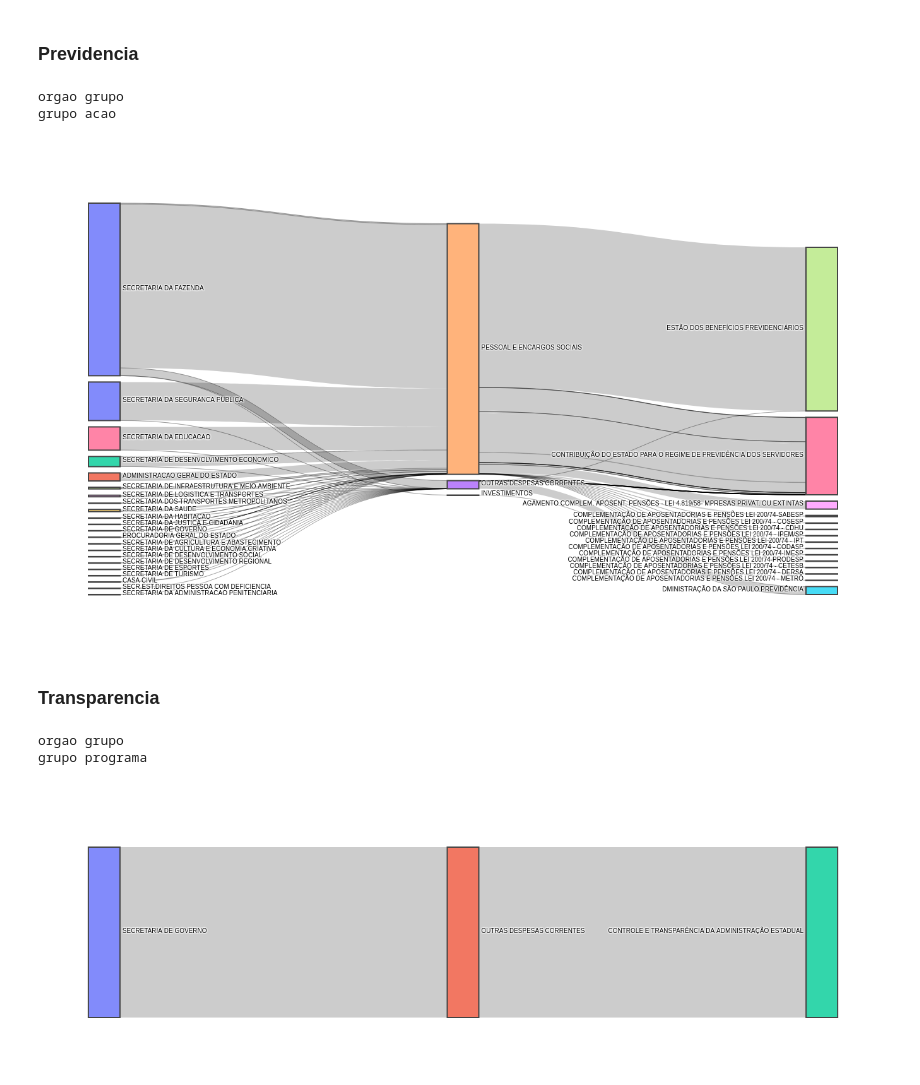
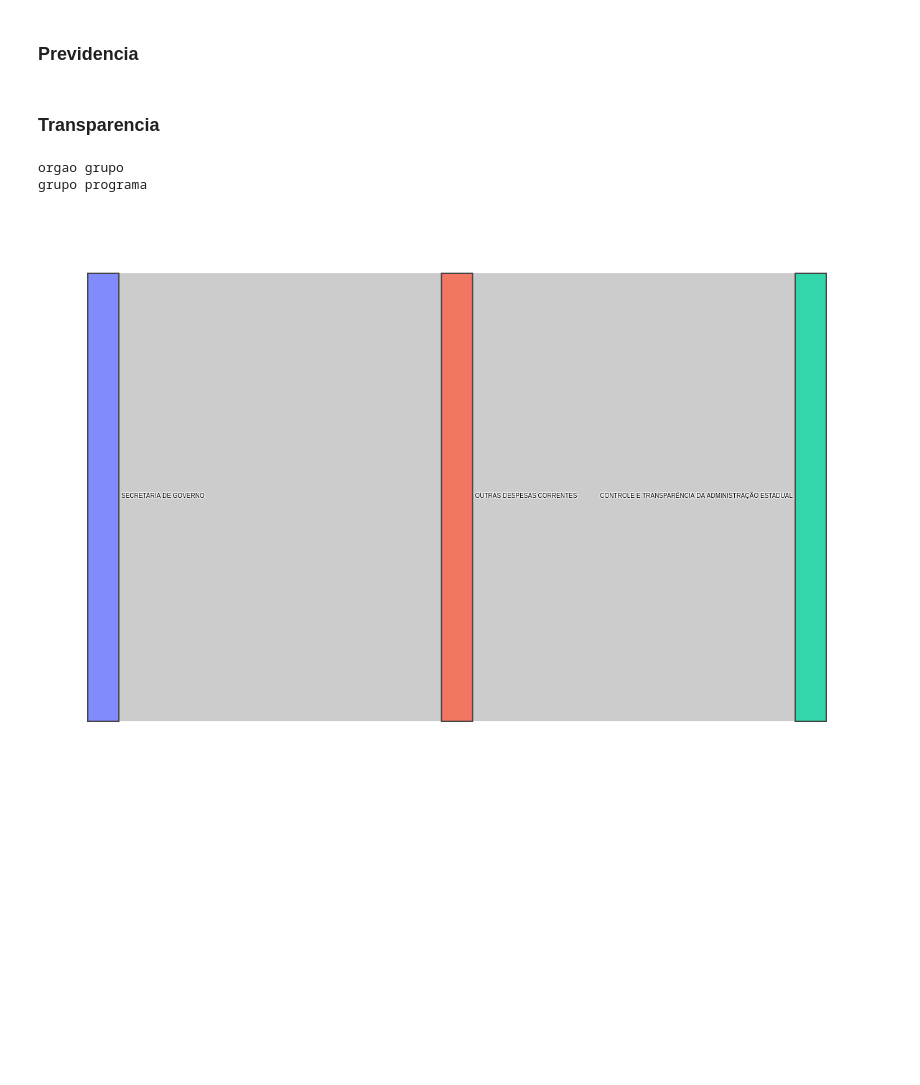
Before and after one commit to d116626/orcamento_sp, a Jupyter notebook: notebooks/1 - explore_2020.ipynb, the cells around one changed output. Saved outputs shown, nothing was run; the diff lists cells and outputs as text; code cells hidden in the pictures; blank space fills up the shorter version.

```diff
--- a/notebooks/1 - explore_2020.ipynb
+++ b/notebooks/1 - explore_2020.ipynb
@@ -361,0 +381,8 @@ ax2.tick_params(labelsize=axis_size)
+# %%
+dd = df_ano.groupby(by='grupo', as_index=False).sum()
+dd = dd.sort_values(by='valor')
+
+title = '<b>Dotação Orçamentaria em 2020 por Grupo de Despesa</b>'
+
+fig = bar_plot(dd, label='grupo', title=title)
+# plot(fig, filename="../images/orcamento_2020_por_grupo.html", auto_open=False)
@@ -433,7 +462,7 @@ def sankey_plot(df_18,source,target,valor,xx=[],yy=[]):
             "label"     : df['label'],
             "x":xx,
             'y':yy,
-            'pad'       : 15,
+            'pad'       : 10,
             'thickness' : 50,
             'line' : {
                 'width' : 2,
@@ -473,7 +502,7 @@ def sankey_plot(df_18,source,target,valor,xx=[],yy=[]):
     )
 
     layout =  dict(
-        height = 800,
+        height = 900,
 #         width = larg,
         font = dict(
           size = 10
@@ -483,5 +512,5 @@ def sankey_plot(df_18,source,target,valor,xx=[],yy=[]):
     fig = go.Figure(data = trace1, layout=layout)
 
     iplot(fig)
-    return(fig, df_final,df)
+    return(fig)
 # %%
@@ -628,35 +721,38 @@ plot(fig, filename="../images/sankey/ssp.html", auto_open=False)
 ### Previdencia
 # %%
 dd = df_ano.copy()
-
 mask = (dd['programa'].str.contains('PREVI')) | (dd['acao'].str.contains('PREVI'))
-
+educacao = dd[mask]
 
 # cols = ['orgaos','unidade','programas','acao']
 source = ['orgao','grupo']
 target = ['grupo','acao']
 valor  = 'valor'
 
-sankey_plot(dd[mask],source,target,valor)
+
+xx = []
+yy = []
+# fig =  sankey_plot(educacao,source,target,valor,xx,yy)
+
+
+
+# plot(fig, filename="../images/sankey/previdencia.html", auto_open=False)
+# plot(fig, filename="../../sample_pages/images/orcamento/previdencia.html", auto_open=False)
-# %% [output]
-orgao grupo
-grupo acao
-[figure, removed]
 # %% [markdown]
 ### Transparencia
 # %%
 dd = df_ano.copy()
 
 mask = (dd['programa'].str.contains('TRANSPARÊNCIA')) | (dd['acao'].str.contains('TRANSPARÊNCIA'))
 
 
 # cols = ['orgaos','unidade','programas','acao']
 source = ['orgao','grupo']
 target = ['grupo','programa']
 valor  = 'valor'
 
-sankey_plot(dd[mask],source,target,valor)
+fig = sankey_plot(dd[mask],source,target,valor)
 # %% [output]
 orgao grupo
 grupo programa
-[figure, old version]
+[figure, new version]
```
Also changed, not shown: parts of 23 cells of this notebook.
